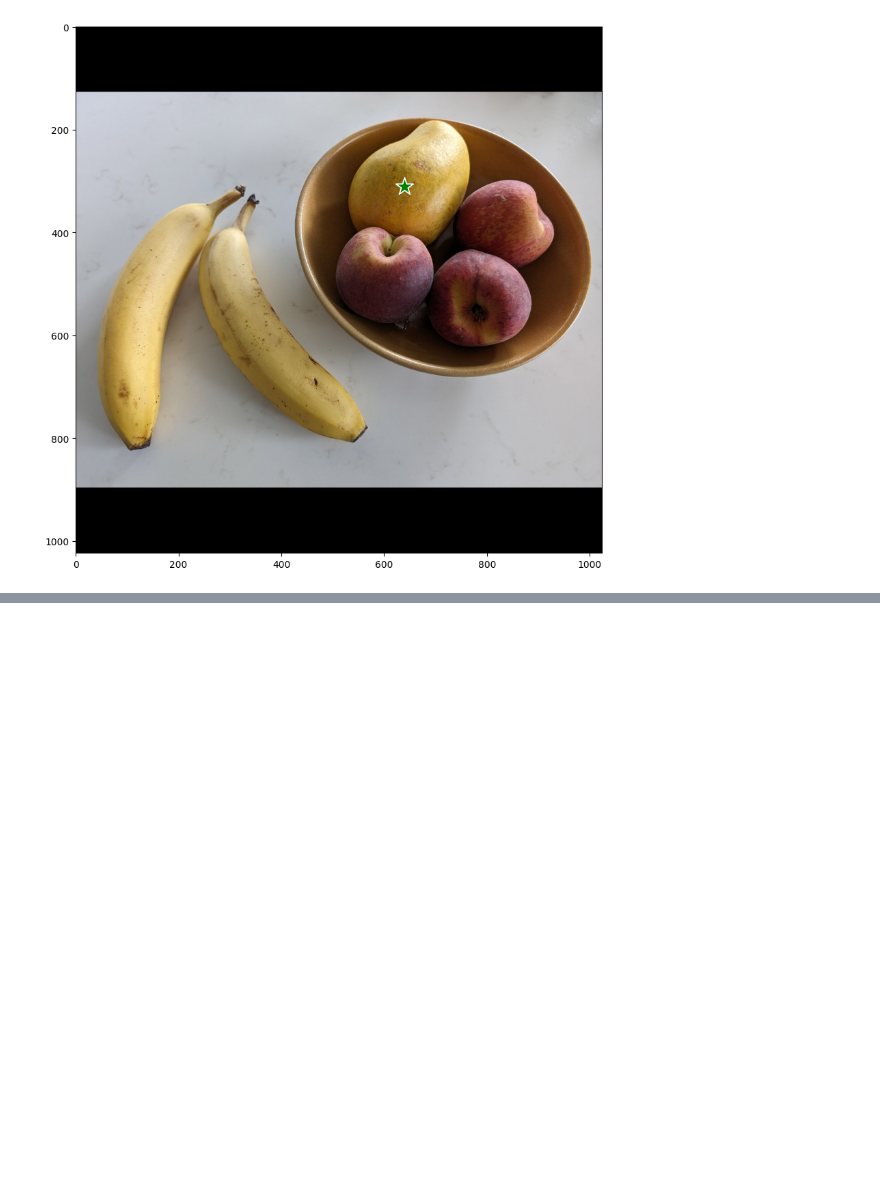
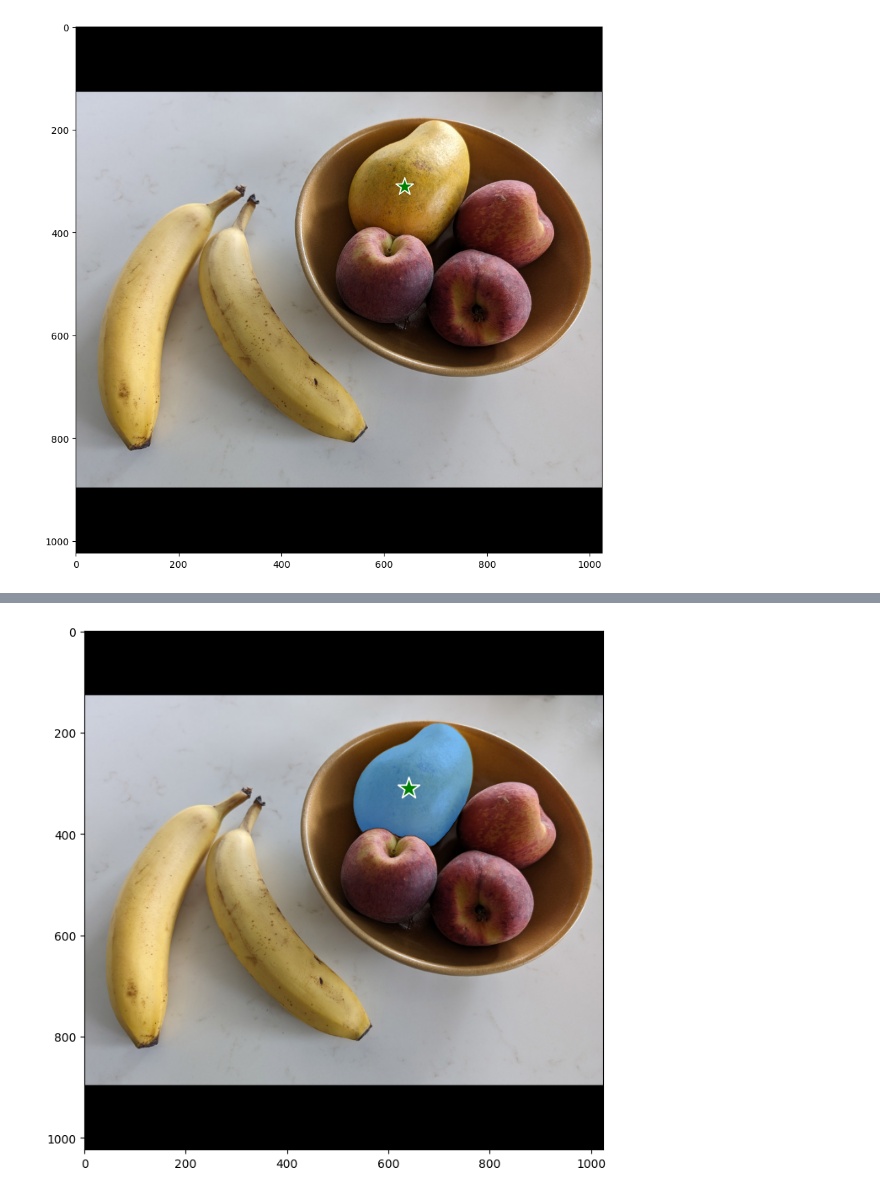
Before and after one commit to Rijan-Joshi/Lil_Learn, a Jupyter notebook: segmentation/sam.ipynb, the cells around one changed output, grey strips where cells are left out. Saved outputs shown, nothing was run; the diff lists cells and outputs as text; code cells hidden in the pictures; blank space fills up the shorter version.

```diff
--- a/segmentation/sam.ipynb
+++ b/segmentation/sam.ipynb
@@ -89,9 +89,9 @@ def show_image(image, ax):
     ax.imshow(image.detach().cpu().numpy())
 
 def show_mask(mask, ax):
-    h, w= mask.shape
+    h, w = mask.shape
 
-    color = [30255, 144/255, 255/255, 0/6]
+    color = np.array([30/255, 144/255, 255/255, 0.6])
     mask_image = mask.reshape(h, w, 1) * color.reshape(1,1,-1)
     ax.imshow(mask_image)
 
@@ -146,0 +170,10 @@ final_mask = masks[best_mask_idx]
+# %%
+# Visualize the mask
+
+fig, ax = plt.subplots(figsize = (10,8))
+ax.imshow(padded_image)
+show_mask(final_mask, ax)
+show_points(input_point, ax)
+plt.show()
+# %% [output]
+[figure, added]
```
Also changed, not shown: parts of 8 cells of this notebook.
